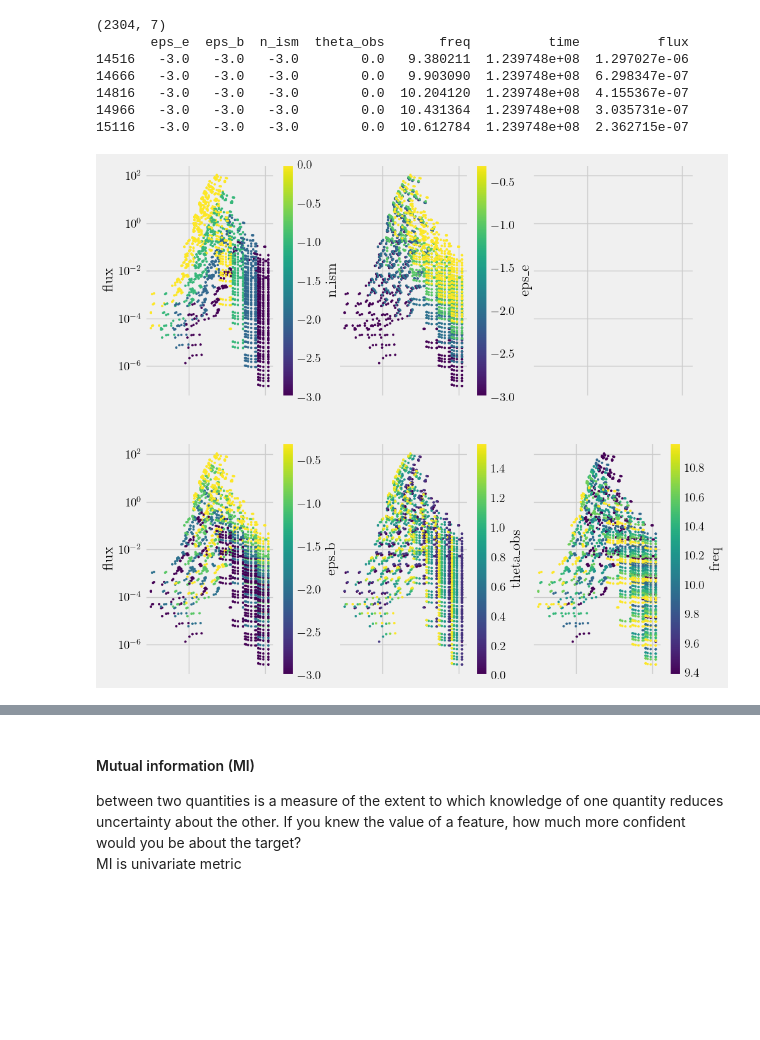
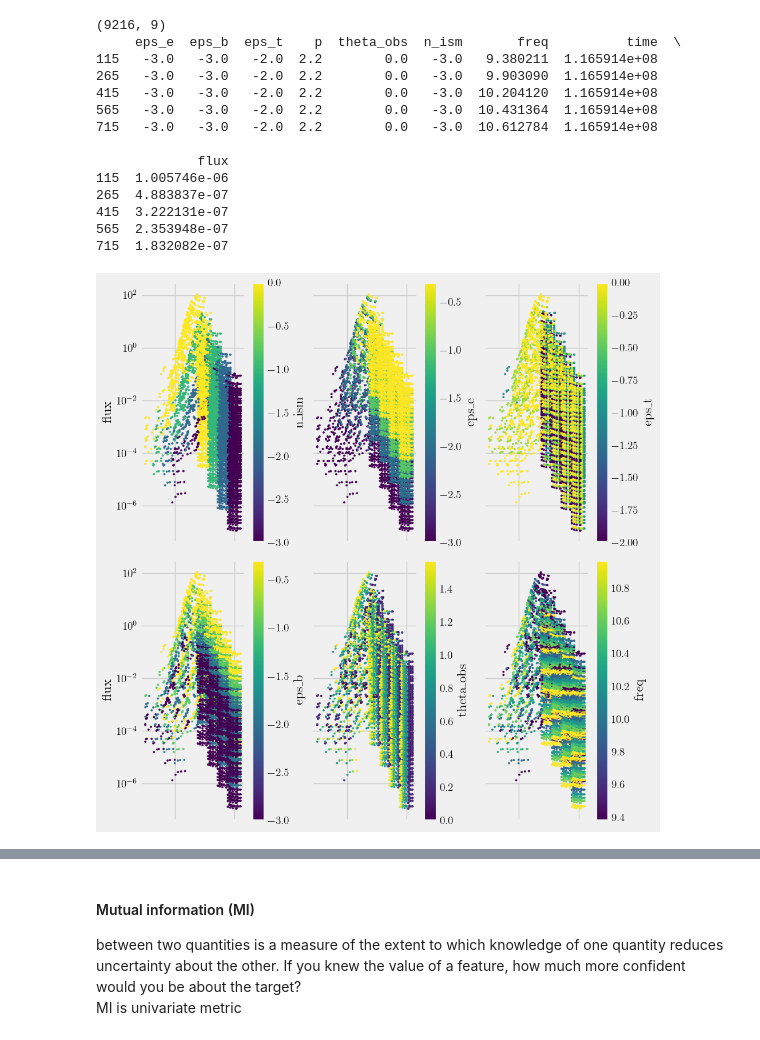
Before and after one commit to vsevolodnedora/PyBlastAfterglowMag, a Jupyter notebook: projects/knafg_kenta/lc_analysis_0.ipynb, the cells around one changed output, grey strips where cells are left out. Drawn from its saved outputs; the diff is of its cells as text; code cells hidden in the pictures; blank space fills up the shorter version.

```diff
--- a/projects/knafg_kenta/lc_analysis_0.ipynb
+++ b/projects/knafg_kenta/lc_analysis_0.ipynb
@@ -115,0 +98,17 @@ df.head()
+# %%
+# process working dirs -> Datagrame
+prd = PBA.run_sets.CollateDataForRuns(workingdirs=workingdirs, key_to_key_map={
+    "eps_e"     : "eps_e",
+    "eps_b"     : "eps_b",
+    "eps_t"     : "eps_t",
+    "p"         : "p",
+    "theta_obs" : "theta_obs",
+    "n_ism"     : "n_ism",
+    "freq"      : "freq",
+    "time"      : "time",
+    "flux"      : "flux"
+}, verbose = True)
+fname = AFGRUNDIR + sim["name"] + '/' + "collated.csv"
+
+#prd.process(mode="KN", do_id=True, do_lc=True, do_skymap=False) # PROCESS ALL FILES
+#prd.get_df().to_csv(AFGRUNDIR + sim["name"] + '/' + "collated.csv")
@@ -115,0 +117,4 @@ df.head()
+# %%
+# Load dataframe
+df = pd.read_csv(fname, index_col=0)
+print(f"File saved: {fname} {print(df.info(memory_usage='deep'))}")
@@ -125,8 +165,9 @@ eps_e = 4, eps_b = 4, n_ism = 4, theta_obs = 6, freq = 6
+# %%
+# apply log to features
+log_features = ["eps_e","eps_t","eps_b","n_ism","freq"]
+df[log_features] = df[log_features].apply(np.log10)
 # %%
-log_features = ["eps_e","eps_b","n_ism","freq"]
-df[log_features] = df[log_features].apply(np.log10)
-
 # collect peak times and peak fluxes
-idx = df.groupby(["eps_e","eps_b","n_ism","theta_obs","freq"])["flux"].idxmax()
+idx = df.groupby(["eps_e","eps_t","eps_b","n_ism","theta_obs","freq"])["flux"].idxmax()
 print(idx)
 # %% [output]
@@ -146,24 +187,34 @@ Name: flux, Length: 2304, dtype: int64
 # %%
+# locate maximum
 max_fluxes = df.loc[idx]
 print(max_fluxes.shape)
 print(max_fluxes.head())
 # %% [output]
-(2304, 7)
-       eps_e  eps_b  n_ism  theta_obs       freq          time          flux
-14516   -3.0   -3.0   -3.0        0.0   9.380211  1.239748e+08  1.297027e-06
-14666   -3.0   -3.0   -3.0        0.0   9.903090  1.239748e+08  6.298347e-07
-14816   -3.0   -3.0   -3.0        0.0  10.204120  1.239748e+08  4.155367e-07
-14966   -3.0   -3.0   -3.0        0.0  10.431364  1.239748e+08  3.035731e-07
-15116   -3.0   -3.0   -3.0        0.0  10.612784  1.239748e+08  2.362715e-07
+(9216, 9)
+     eps_e  eps_b  eps_t    p  theta_obs  n_ism       freq          time  \
+115   -3.0   -3.0   -2.0  2.2        0.0   -3.0   9.380211  1.165914e+08
+265   -3.0   -3.0   -2.0  2.2        0.0   -3.0   9.903090  1.165914e+08
+415   -3.0   -3.0   -2.0  2.2        0.0   -3.0  10.204120  1.165914e+08
+565   -3.0   -3.0   -2.0  2.2        0.0   -3.0  10.431364  1.165914e+08
+715   -3.0   -3.0   -2.0  2.2        0.0   -3.0  10.612784  1.165914e+08
+
+             flux
+115  1.005746e-06
+265  4.883837e-07
+415  3.222131e-07
+565  2.353948e-07
+715  1.832082e-07
 # %%
+# plot data
 fig,axes = plt.subplots(ncols=3,nrows=2,sharex="all",sharey="all",figsize=(10,10))
 max_fluxes.plot.scatter(ax=axes[0][0], x="time",y="flux",c="n_ism",colorbar=True,norm=colors.Normalize(),size=5)
 max_fluxes.plot.scatter(ax=axes[0][1], x="time",y="flux",c="eps_e",colorbar=True,norm=colors.Normalize(),size=5)
+max_fluxes.plot.scatter(ax=axes[0][2], x="time",y="flux",c="eps_t",colorbar=True,norm=colors.Normalize(),size=5)
 max_fluxes.plot.scatter(ax=axes[1][0], x="time",y="flux",c="eps_b",colorbar=True,norm=colors.Normalize(),size=5)
 max_fluxes.plot.scatter(ax=axes[1][1], x="time",y="flux",c="theta_obs",colorbar=True,norm=colors.Normalize(),size=5)
 max_fluxes.plot.scatter(ax=axes[1][2], x="time",y="flux",c="freq",colorbar=True,norm=colors.Normalize(),size=5)
 plt.xscale("log")
 plt.yscale("log")
 plt.show()
 # %% [output]
-[figure, old version]
+[figure, new version]
```
Also changed, not shown: parts of 22 cells of this notebook, 2 other files.
